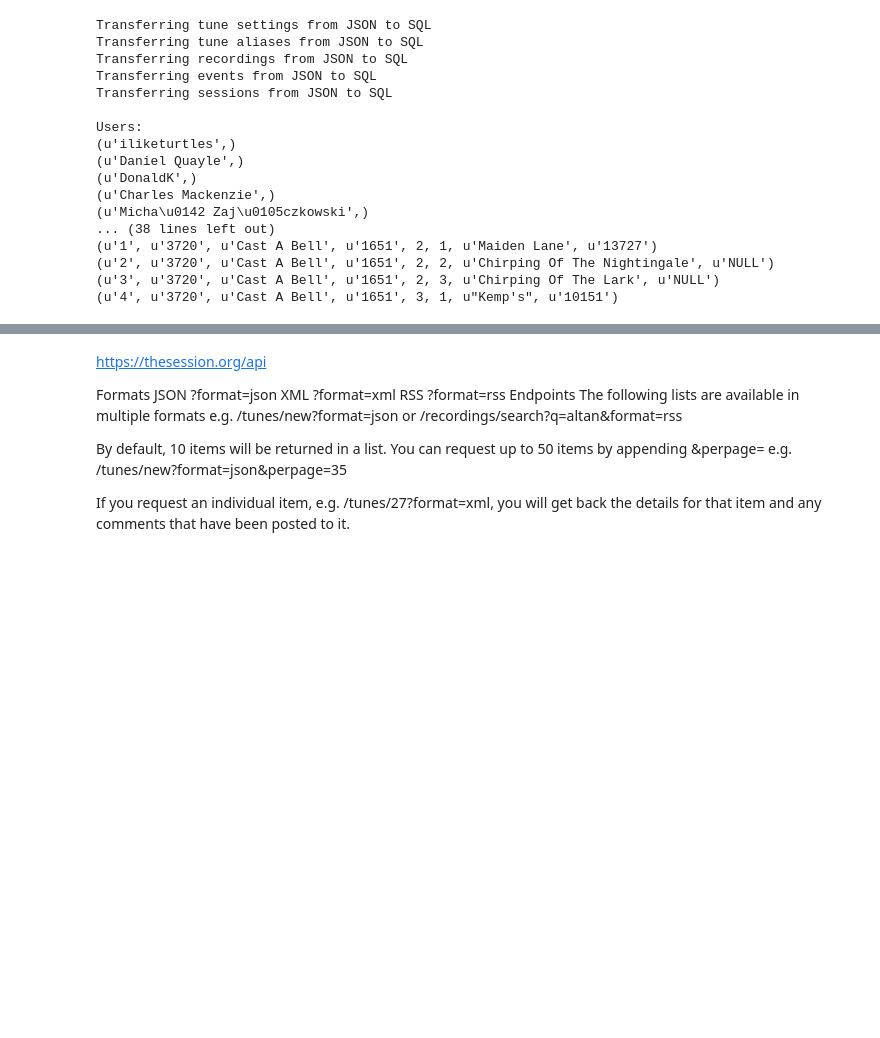
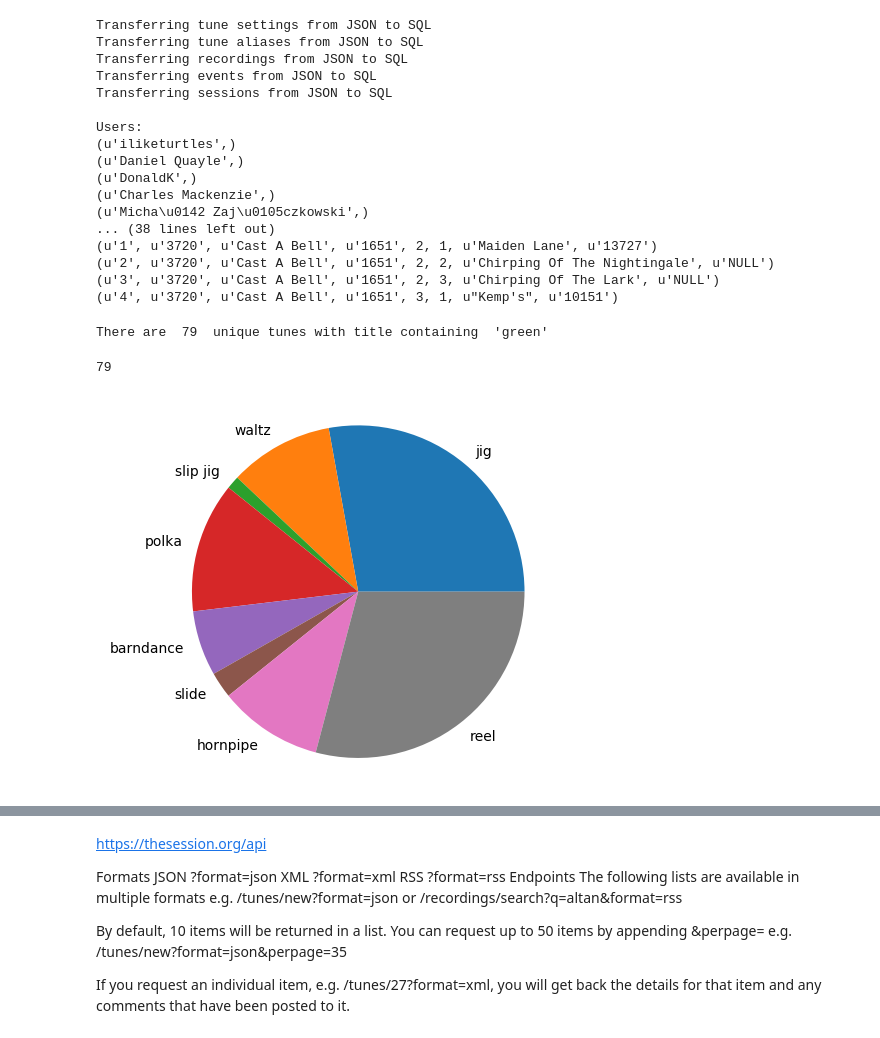
Before and after one commit to smwahl/pytrad, a Jupyter notebook: sql_tests.ipynb, the cells around one changed output, grey strips where cells are left out. Drawn from its saved outputs; the diff is of its cells as text; code cells hidden in the pictures; blank space fills up the shorter version.

```diff
--- a/sql_tests.ipynb
+++ b/sql_tests.ipynb
@@ -99,3 +99,59 @@ Users:
 (u'2', u'3720', u'Cast A Bell', u'1651', 2, 2, u'Chirping Of The Nightingale', u'NULL')
 (u'3', u'3720', u'Cast A Bell', u'1651', 2, 3, u'Chirping Of The Lark', u'NULL')
 (u'4', u'3720', u'Cast A Bell', u'1651', 3, 1, u"Kemp's", u'10151')
+# %%
+# Example tune names with "green"
+
+fragment = 'green'
+
+db.cur.execute("SELECT * FROM aliases WHERE alias LIKE '%"+fragment+"%'")
+q = db.cur.fetchall()  # fetch all the results of the query
+
+tune_ids = [x[3] for x in q]
+
+unique_ids = {x for x in tune_ids}
+
+print 'There are ',len(unique_ids),' unique tunes with title containing ',"'"+fragment+"'"
+# %% [output]
+There are  79  unique tunes with title containing  'green'
+# %%
+# Find the distribution of tune types for 'green' tunes
+
+tid = unique_ids
+
+db.cur.execute("SELECT * FROM tunes WHERE alias LIKE '%"+fragment+"%'")
+# %% [output]
+79
+# %%
+# Find the distribution of tune types and modes for 'green' tunes
+
+tid = unique_ids
+
+sql_query = 'select * FROM tunes where tune_id in (' + ','.join(map(str, tid)) + ')'
+db.cur.execute(sql_query)
+q = db.cur.fetchall()  # fetch all the results of the query
+
+tune_types = [x[2] for x in q]
+tune_modes = [x[4] for x in q]
+# %%
+from collections import Counter
+import matplotlib.pyplot as plt
+
+
+keys = Counter(tune_types).keys() # equals to list(set(words))
+vals = Counter(tune_types).values() # counts the elements' frequency
+
+# Data to plot
+labels = keys
+sizes = vals
+#colors = ['gold', 'yellowgreen', 'lightcoral', 'lightskyblue']
+#explode =   # explode 1st slice
+
+# Plot
+plt.pie(sizes, labels=labels) #colors=colors,
+        #autopct='%1.1f%%', shadow=True, startangle=140)
+
+plt.axis('equal')
+plt.show()
+# %% [output]
+[figure, added]
```
Also changed, not shown: parts of 20 cells of this notebook, 5 other files.
